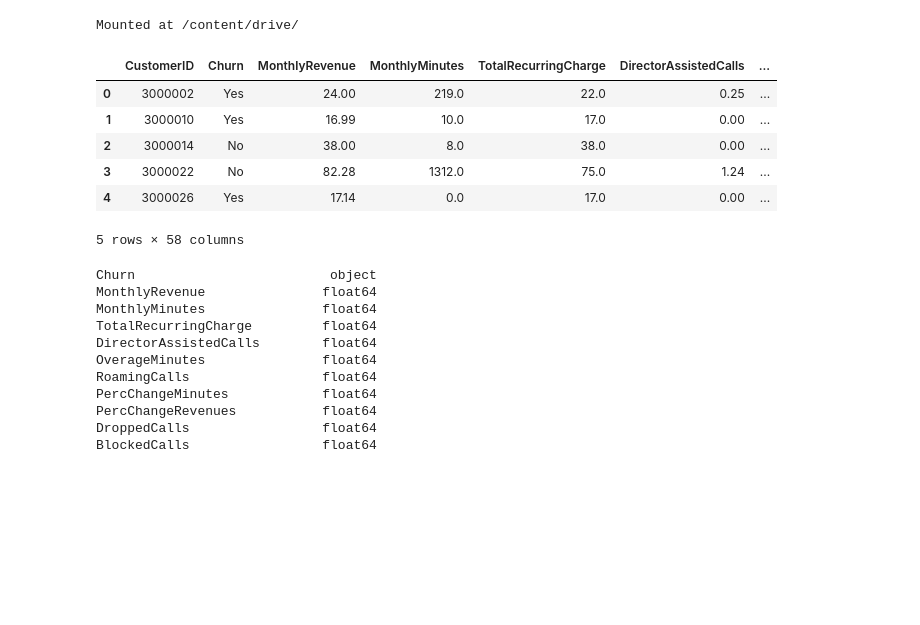
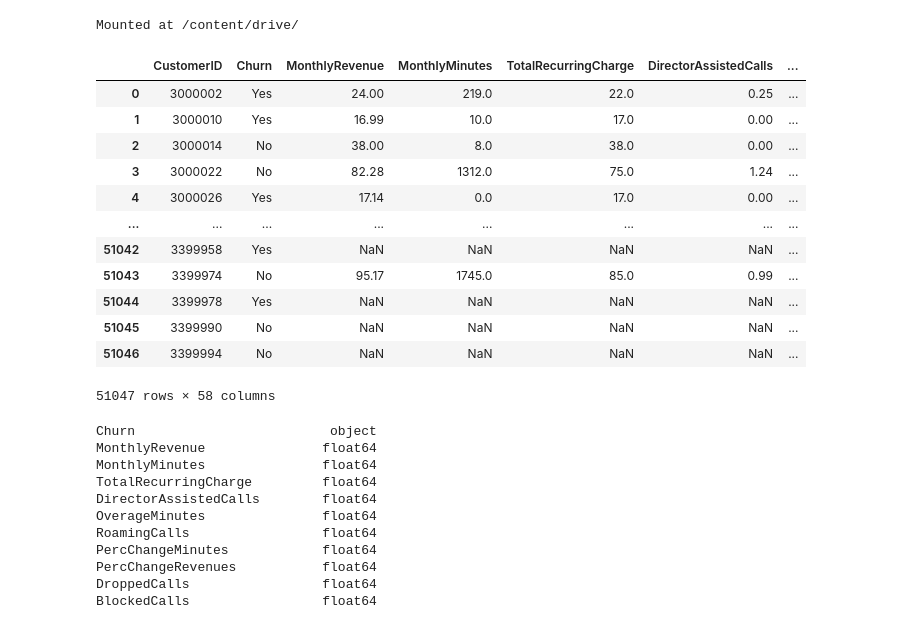
Before and after one commit to hdnsameera/CIS-7017, a Jupyter notebook: customer_churn_prediction.ipynb, the cells around one changed output. Saved outputs shown, nothing was run; the diff lists cells and outputs as text; code cells hidden in the pictures; blank space fills up the shorter version.

```diff
--- a/customer_churn_prediction.ipynb
+++ b/customer_churn_prediction.ipynb
@@ -22,15 +23,21 @@ df = pd.read_csv('drive/MyDrive/Dissertation/Data/cell2celltrain.csv')
 # %%
 # @title Data exploration
 # %%
-df.head()
+df
 # %% [output]
 |  | CustomerID | Churn | MonthlyRevenue | MonthlyMinutes | TotalRecurringCharge | DirectorAssistedCalls | ... |
 | 0 | 3000002 | Yes | 24.00 | 219.0 | 22.0 | 0.25 | ... |
 | 1 | 3000010 | Yes | 16.99 | 10.0 | 17.0 | 0.00 | ... |
 | 2 | 3000014 | No | 38.00 | 8.0 | 38.0 | 0.00 | ... |
 | 3 | 3000022 | No | 82.28 | 1312.0 | 75.0 | 1.24 | ... |
 | 4 | 3000026 | Yes | 17.14 | 0.0 | 17.0 | 0.00 | ... |
+| ... | ... | ... | ... | ... | ... | ... | ... |
+| 51042 | 3399958 | Yes | NaN | NaN | NaN | NaN | ... |
+| 51043 | 3399974 | No | 95.17 | 1745.0 | 85.0 | 0.99 | ... |
+| 51044 | 3399978 | Yes | NaN | NaN | NaN | NaN | ... |
+| 51045 | 3399990 | No | NaN | NaN | NaN | NaN | ... |
+| 51046 | 3399994 | No | NaN | NaN | NaN | NaN | ... |
-5 rows × 58 columns
+51047 rows × 58 columns
 # %%
 # The 'CustomerID' is not important.
 df.drop('CustomerID', axis=1, inplace=True)
```
Also changed, not shown: parts of 17 cells of this notebook.
